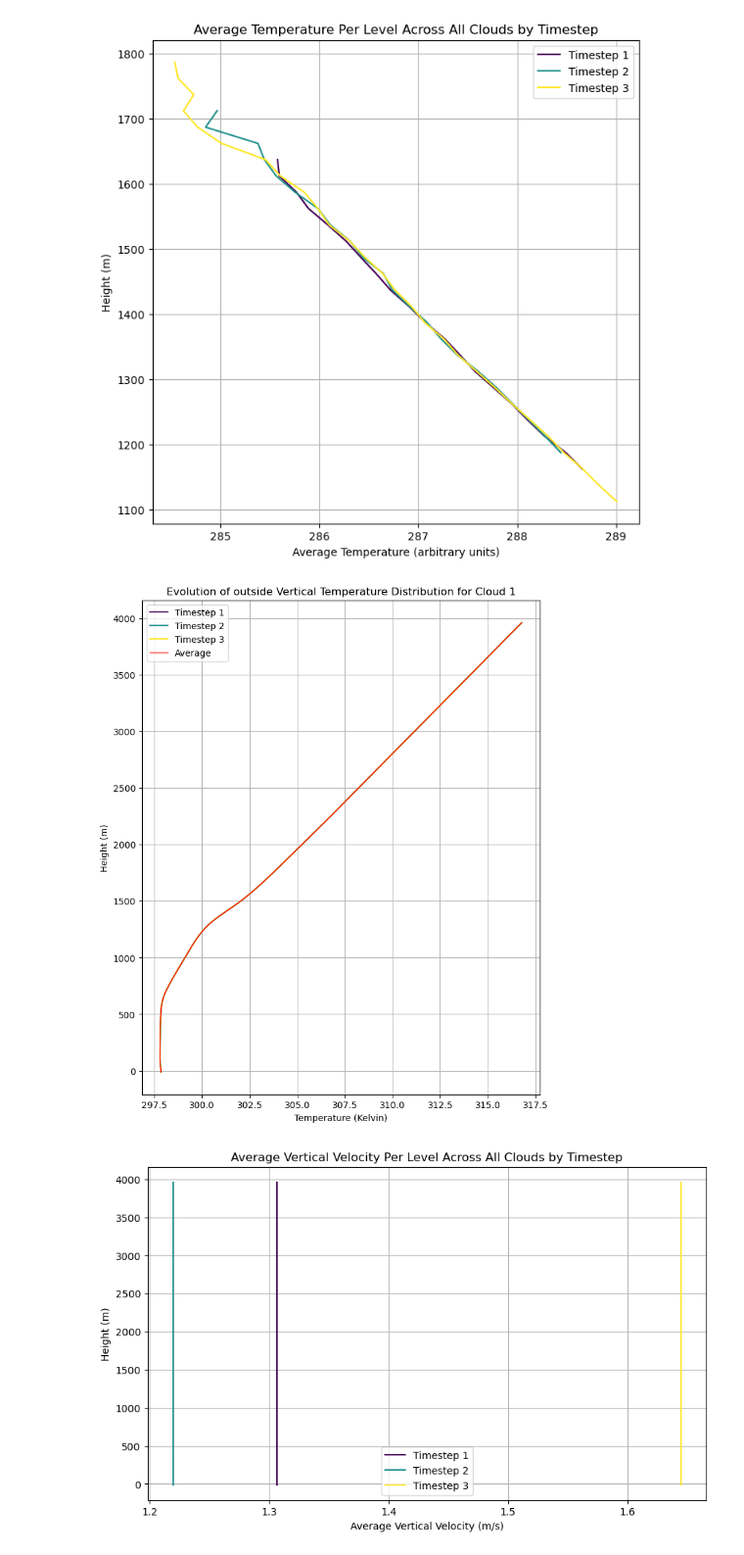
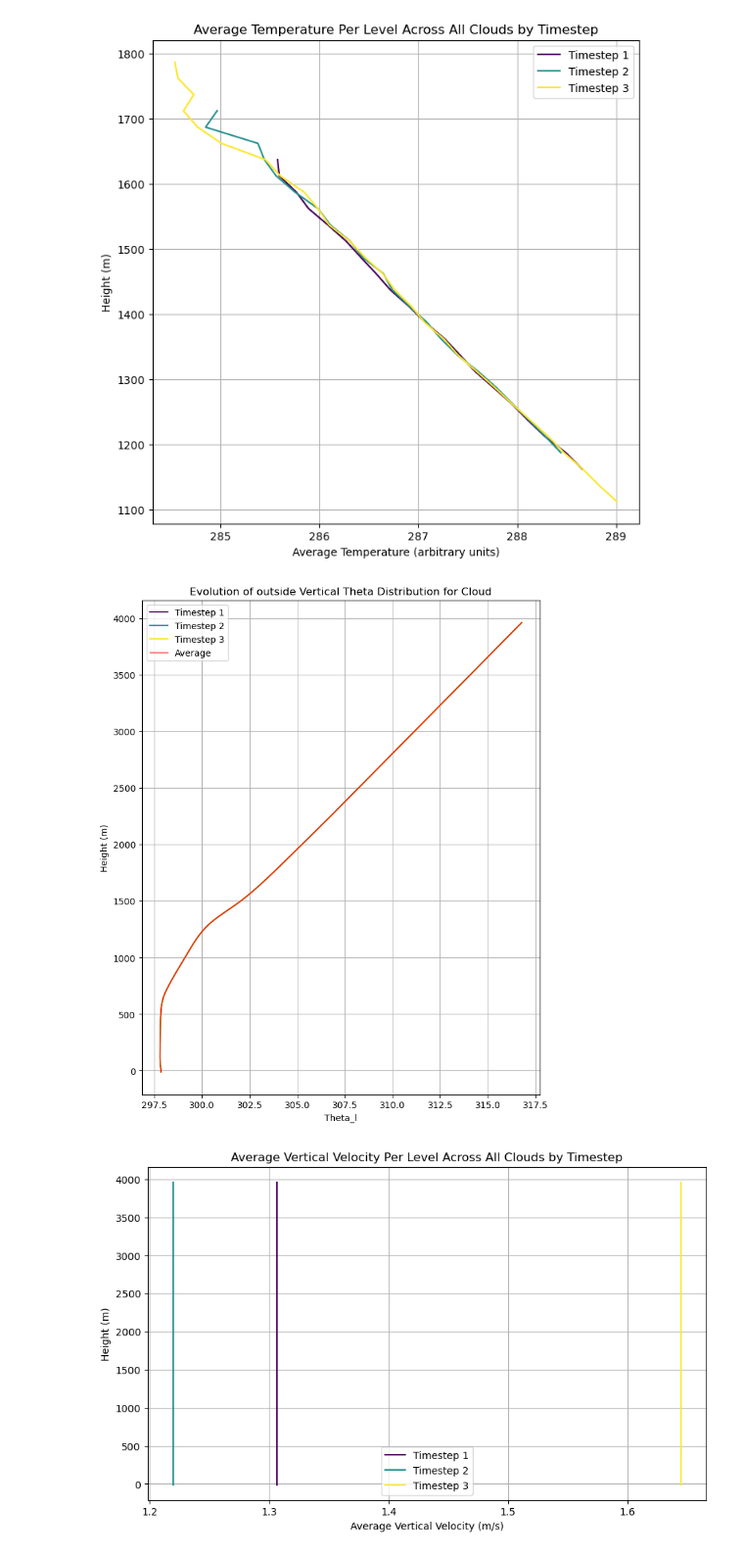
Before and after one commit to jurezgubic/CloudTracking, a Jupyter notebook: analysis/output_analysis_vertical_profiles.ipynb, the cells around one changed output. Shown at 98% size. Saved outputs shown, nothing was run; the diff lists cells and outputs as text; code cells hidden in the pictures.

Commit message:
Correcting outside theta_l. w_per_level still wrong.

```diff
--- a/analysis/output_analysis_vertical_profiles.ipynb
+++ b/analysis/output_analysis_vertical_profiles.ipynb
@@ -222,39 +222,39 @@ dataset = Dataset(nc_file, 'r')
 cloud_index = 0 # Set the index of the cloud you want to visualize
 
 # Read the temp per level data for the specific cloud track
-temp_per_level = dataset.variables['temp_outside_per_level'][cloud_index, :, :].T  # Transpose to get shape (levels, timesteps)
+temp_per_level = dataset.variables['theta_outside_per_level'][cloud_index, :, :].T  # Transpose to get shape (levels, timesteps)
 
 # Read the height levels to use as the y-axis
 heights = dataset.variables['height'][:]
 
 # Number of timesteps for this specific cloud
 num_timesteps = temp_per_level.shape[1]
 
 # Set up the figure and axes for plotting
 plt.figure(figsize=(8, 10))
 
 # Generate a color map for the different timesteps
 colors = cm.viridis(np.linspace(0, 1, num_timesteps))
 
 # Plot temperature distribution for each timestep
 for timestep in range(num_timesteps):
     if not np.all(np.isnan(temp_per_level[:, timestep])):  # Check if there's data for this timestep
         plt.plot(temp_per_level[:, timestep], heights, label=f'Timestep {timestep+1}', color=colors[timestep])
 
 # Calculate and plot the average temperature per level across all timesteps
 average_temp = np.nanmean(temp_per_level, axis=1)
 plt.plot(average_temp, heights, label='Average', color='red', linewidth=1)
 
-plt.xlabel('Temperature (Kelvin)')
+plt.xlabel('Theta_l')
 plt.ylabel('Height (m)')
-plt.title(f'Evolution of outside Vertical Temperature Distribution for Cloud')
+plt.title(f'Evolution of outside Vertical Theta Distribution for Cloud')
 plt.grid(True)
 plt.legend()
 plt.show()
 
 dataset.close()
 # %% [output]
-[figure, old version]
+[figure, new version]
 # %%
 from netCDF4 import Dataset
 import matplotlib.pyplot as plt
```
Also changed, not shown: parts of 1 cell of this notebook, 3 other files.
